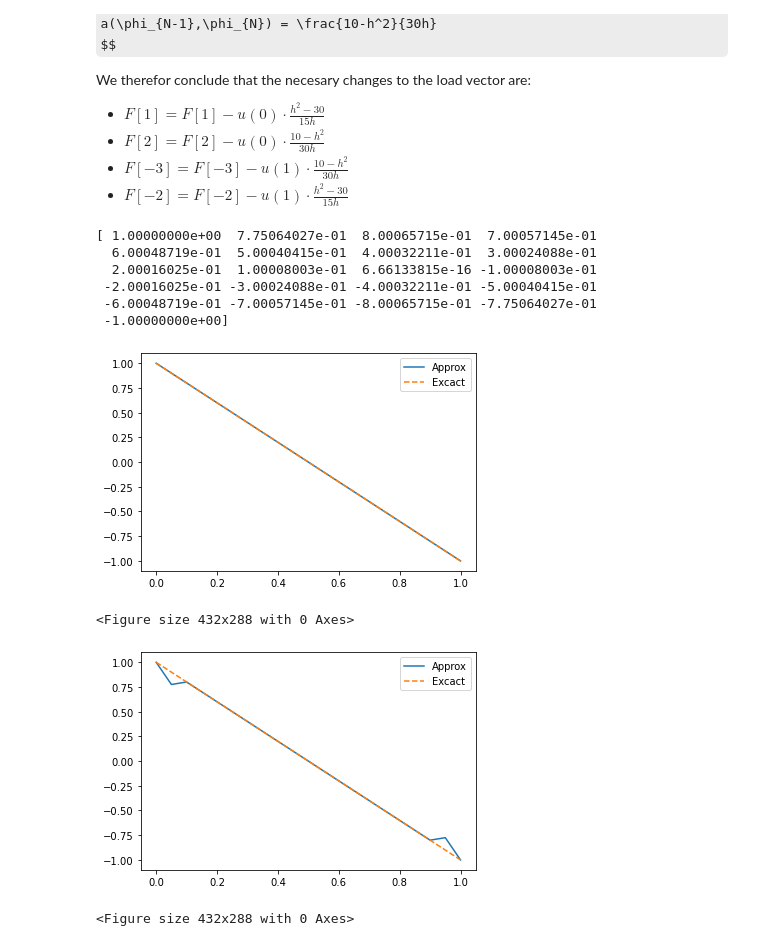
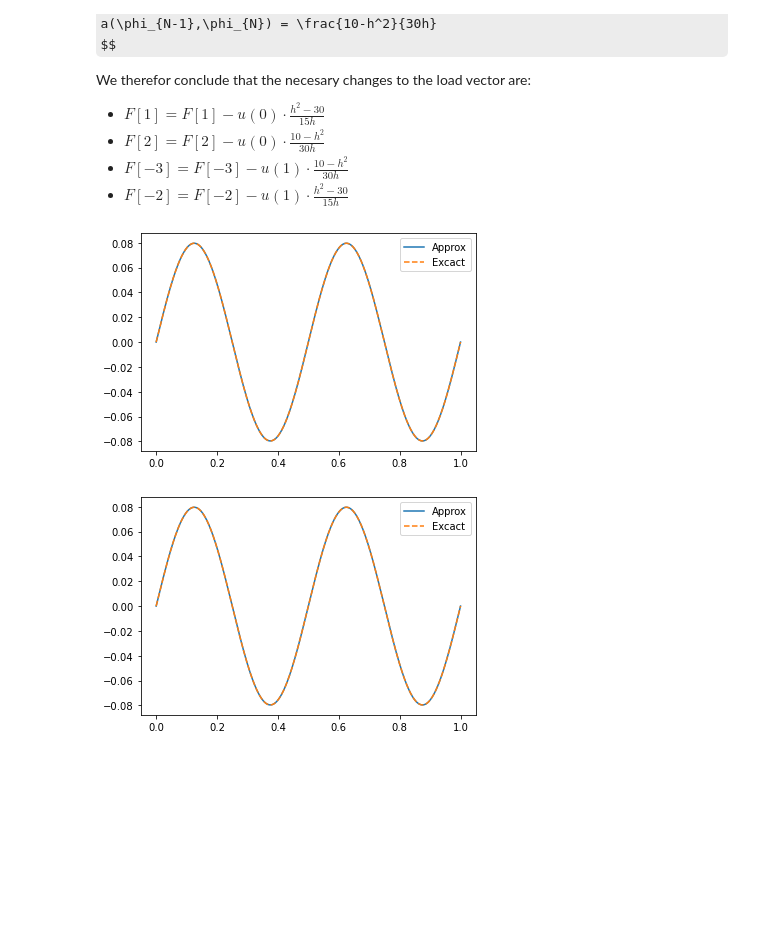
Before and after one commit to augustskog/TMA4220-Project-1, a Jupyter notebook: Project 1.ipynb, the cells around one changed output. Saved outputs shown, nothing was run; the diff lists cells and outputs as text; code cells hidden in the pictures; some formulas as TeX source; blank space fills up the shorter version.

```diff
--- a/Project 1.ipynb
+++ b/Project 1.ipynb
@@ -455,7 +457,7 @@ def applyNeumann1D(A, F):
 def excact(x):
     return np.sin(4*np.pi*x)/(4*np.pi)
 def rhs(x):
-    return np.sin(4*np.pi*x)*(1/np.pi+np.pi*4)
+    return np.sin(4*np.pi*x)*(1/(4*np.pi)+np.pi*4)
 # %%
 s=1
 n=115
@@ -572,20 +568,21 @@ We therefor conclude that the necesary changes to the load vector are:
 * $F[-3] = F[-3] - u(1) \cdot \frac{10-h^2}{30h}$
 * $F[-2] = F[-2] - u(1) \cdot \frac{h^2-30}{15h}$
 # %%
-def applyDirichletStrongly1D(A,F,u_0,u_1,n,p):
-    h=1/(n-1)
+def applyDirichletStrongly1D(A,F_old,u_0,u_1,h_0,h_1,p):
+    F=np.copy(F_old)
     if (p==1):
-        Term1 = u_0*((h**2-6)/(6*h))
-        Term2 = u_1*((h**2-6)/(6*h))
+        Term1 = u_0*((h_0**2-6)/(6*h_0))
+        Term2 = u_1*((h_1**2-6)/(6*h_1))
         F[1]-=Term1
         F[-2]-=Term2
         return A[1:-1,1:-1], F[1:-1]
 
     if (p==2):
-        Term1 = u_0*(h**2-30)/(15*h)
-        Term2 = u_0*(10-h**2)/(30*h)
-        Term3 = u_1*(10-h**2)/(30*h)
-        Term4 = u_1*(h**2-30)/(15*h)
+
+        Term1 = u_0*(h_0**2-40)/(15*h_0)
+        Term2 = u_0*(10-h_0**2)/(30*h_0)
+        Term3 = u_1*(10-h_1**2)/(30*h_1)
+        Term4 = u_1*(h_1**2-40)/(15*h_1)
 
         F[1]-=Term1
         F[2]-=Term2
@@ -595,57 +592,48 @@ def applyDirichletStrongly1D(A,F,u_0,u_1,n,p):
 # %%
 p=1
 s=1
-n=11
+n=500
 mesh = np.linspace(0,1,n)
 NewMesh = np.linspace(0,1,2*n-1)
 
 
-u_0, u_1 = 1,-1
+u_0, u_1 = 0,0
+h_0,h_1 = mesh[1]-mesh[0], mesh[-1]-mesh[-2]
 
-def testFunction(x):
-    return 1-2*x
-def excact(x):
-    return 1-2*x
+def RHS(x):
+    return np.sin(4*np.pi*x)*(1/(4*np.pi)+4*np.pi)
+def AnalyticalSolution(x):
+    return np.sin(4*np.pi*x)/(4*np.pi)
 
 A1 = loadMatrix1DLinear(mesh,s)
-F1 = loadVector1D(mesh, 1, testFunction, s)
-A1,F1 = applyDirichletStrongly1D(A1,F1,u_0,u_1,n,1)
+F1 = loadVector1D(mesh, 1, RHS, s)
+A1,F1 = applyDirichletStrongly1D(A1,F1,u_0,u_1,h_0,h_1,1)
 solution1Temp = np.linalg.solve(A1,F1)
 
 solution1 = np.zeros(n)
 solution1[0],solution1[-1] = u_0, u_1
 solution1[1:-1] = solution1Temp
 
 A2 = loadMatrix1DQuadratic(mesh,s)
-F2 = loadVector1D(mesh, 2, testFunction, s)
-A2,F2 = applyDirichletStrongly1D(A2,F2,u_0,u_1,n,2)
+F2 = loadVector1D(mesh, 2, RHS, s)
+A2,F2 = applyDirichletStrongly1D(A2,F2,u_0,u_1,h_0,h_1,2)
 solution2Temp = np.linalg.solve(A2,F2)
 
 solution2 = np.zeros(2*n-1)
 solution2[0],solution2[-1] = u_0, u_1
 solution2[1:-1] = solution2Temp
 
 plt.figure()
 plt.plot(mesh, solution1, label = "Approx")
-plt.plot(mesh, excact(mesh), "--", label = "Excact")
+plt.plot(mesh, AnalyticalSolution(mesh), "--", label = "Excact")
 plt.legend()
-plt.figure()
+plt.show()
 
 plt.figure()
 plt.plot(NewMesh, solution2, label = "Approx")
-plt.plot(mesh, excact(mesh), "--", label = "Excact")
+plt.plot(mesh, AnalyticalSolution(mesh), "--", label = "Excact")
 plt.legend()
-plt.figure()
-
-print(solution2)
+plt.show()
 # %% [output]
-[ 1.00000000e+00  7.75064027e-01  8.00065715e-01  7.00057145e-01
-  6.00048719e-01  5.00040415e-01  4.00032211e-01  3.00024088e-01
-  2.00016025e-01  1.00008003e-01  6.66133815e-16 -1.00008003e-01
- -2.00016025e-01 -3.00024088e-01 -4.00032211e-01 -5.00040415e-01
- -6.00048719e-01 -7.00057145e-01 -8.00065715e-01 -7.75064027e-01
- -1.00000000e+00]
-[figure, old version]
+[figure, new version]
-<Figure size 432x288 with 0 Axes>
-[figure, old version]
+[figure, new version]
-<Figure size 432x288 with 0 Axes>
```
Also changed, not shown: parts of 13 cells of this notebook.
